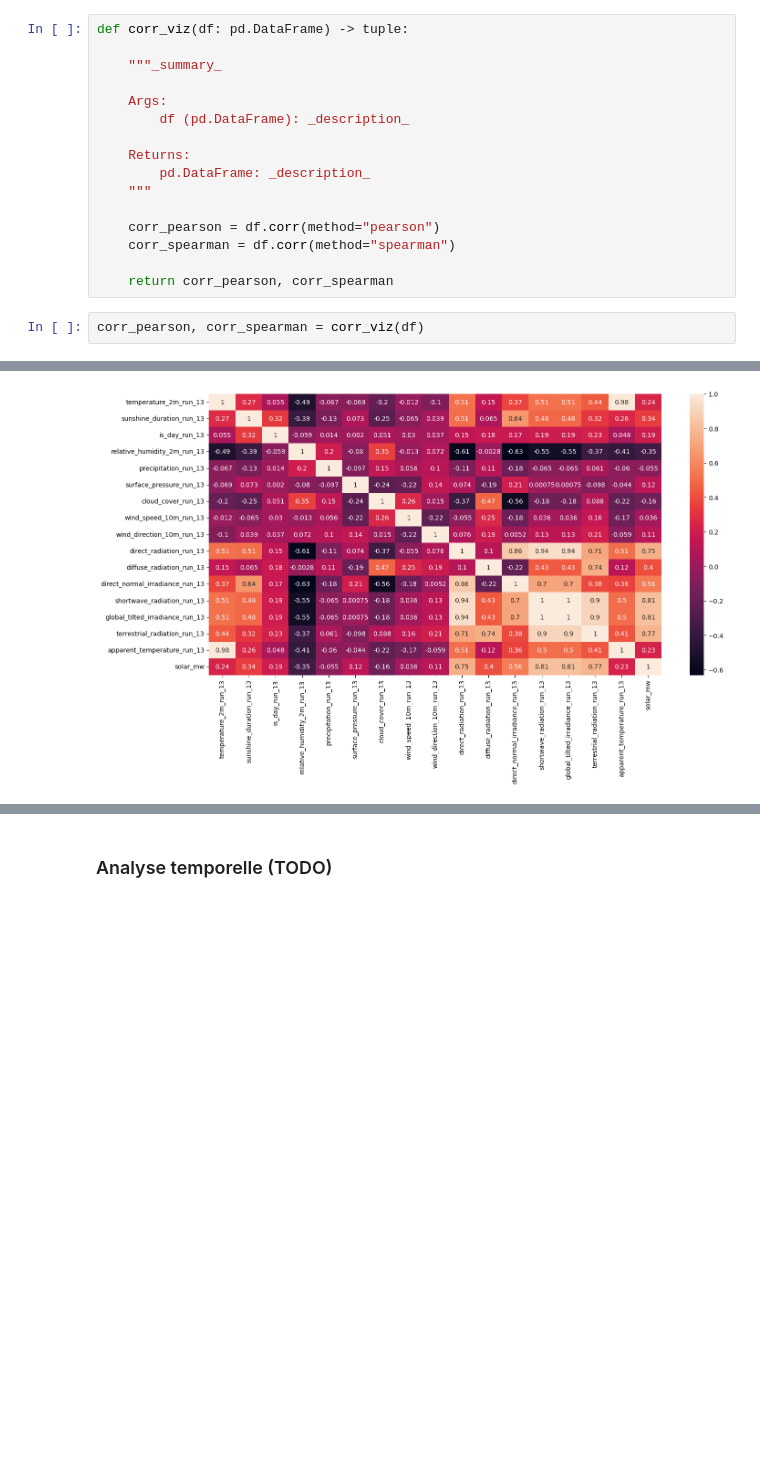
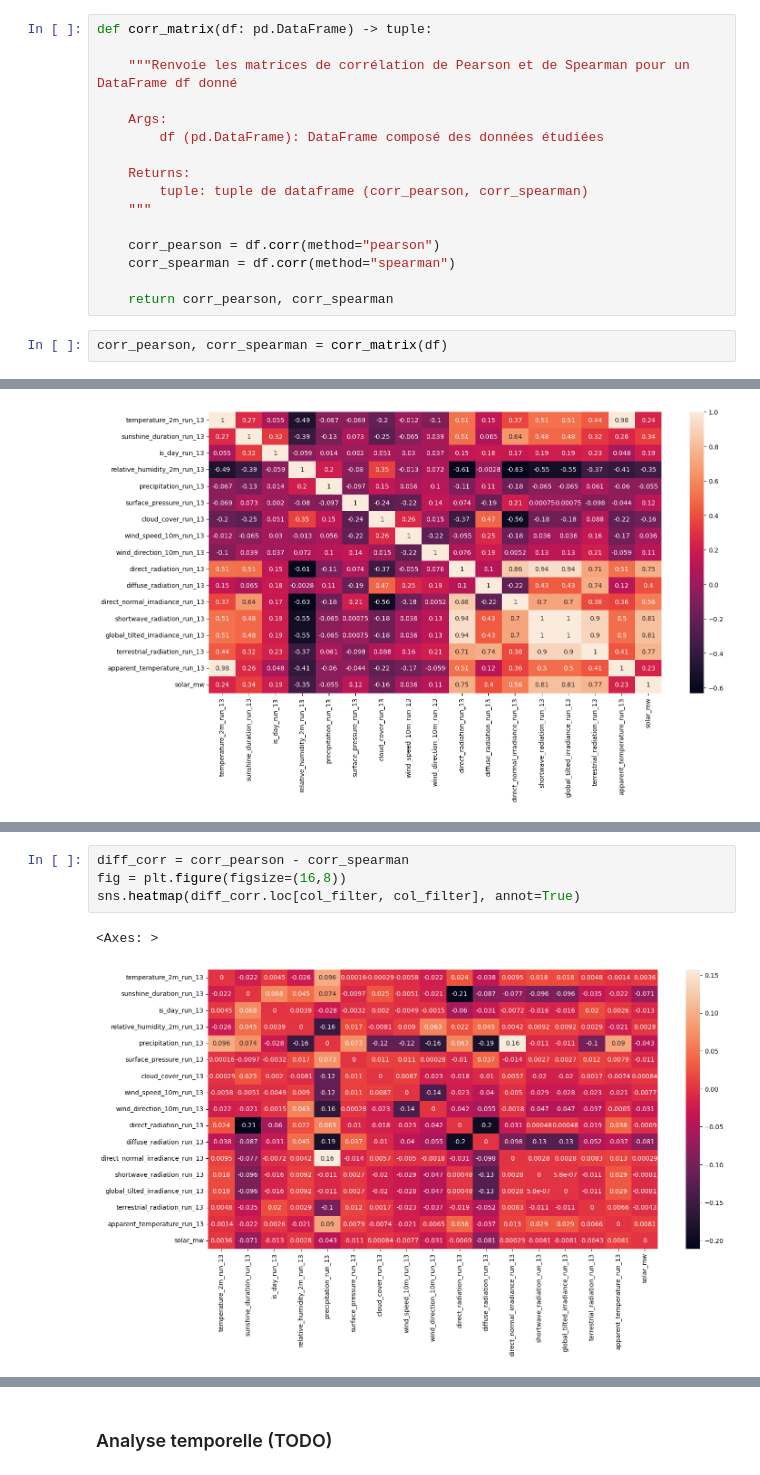
Before and after one commit to Simonsns/solar_prediction, a Jupyter notebook: notebooks/01_data_exploration.ipynb, the cells around one changed output, grey strips where cells are left out. Saved outputs shown, nothing was run; the diff lists cells and outputs as text; blank space fills up the shorter version.

```diff
--- a/notebooks/01_data_exploration.ipynb
+++ b/notebooks/01_data_exploration.ipynb
@@ -375,13 +374,13 @@ Il peut-être noté que l
 # %%
-def corr_viz(df: pd.DataFrame) -> tuple:
+def corr_matrix(df: pd.DataFrame) -> tuple:
 
-    """_summary_
+    """Renvoie les matrices de corrélation de Pearson et de Spearman pour un DataFrame df donné
 
     Args:
-        df (pd.DataFrame): _description_
+        df (pd.DataFrame): DataFrame composé des données étudiées
 
     Returns:
-        pd.DataFrame: _description_
+        tuple: tuple de dataframe (corr_pearson, corr_spearman)
     """
 
     corr_pearson = df.corr(method="pearson")
@@ -389,7 +388,7 @@ def corr_viz(df: pd.DataFrame) -> tuple:
 
     return corr_pearson, corr_spearman
 # %%
-corr_pearson, corr_spearman = corr_viz(df)
+corr_pearson, corr_spearman = corr_matrix(df)
 # %%
 col_filter = [col for col in corr_spearman.columns if "run_13" in col] + ["solar_mw"]
 fig = plt.figure(figsize=(16,8))
@@ -399,0 +414,7 @@ sns.heatmap(corr_pearson.loc[col_filter, col_filter], annot=True)
+# %%
+diff_corr = corr_pearson - corr_spearman
+fig = plt.figure(figsize=(16,8))
+sns.heatmap(diff_corr.loc[col_filter, col_filter], annot=True)
+# %% [output]
+<Axes: >
+[figure, added]
```
Also changed, not shown: parts of 26 cells of this notebook, 1 other file.
